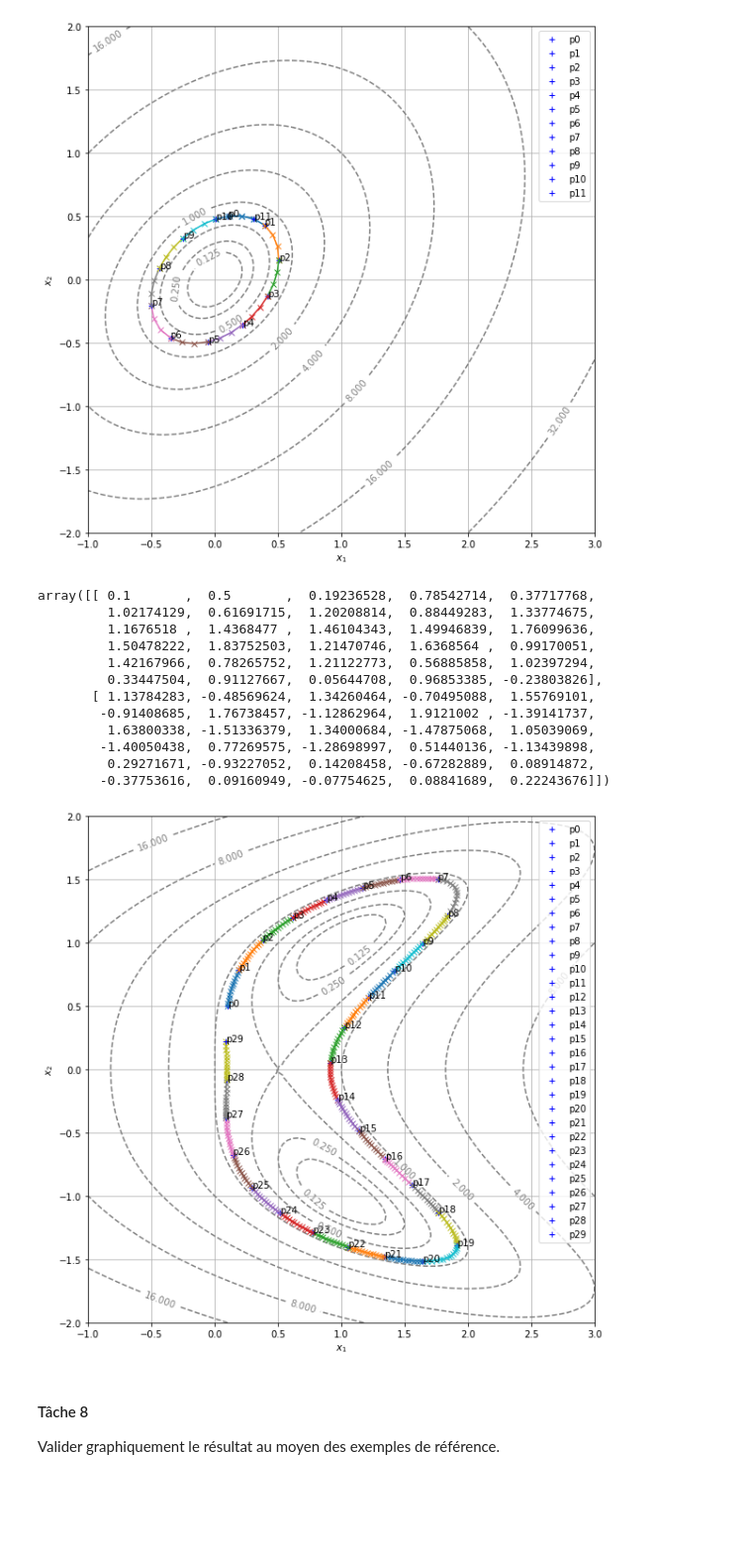
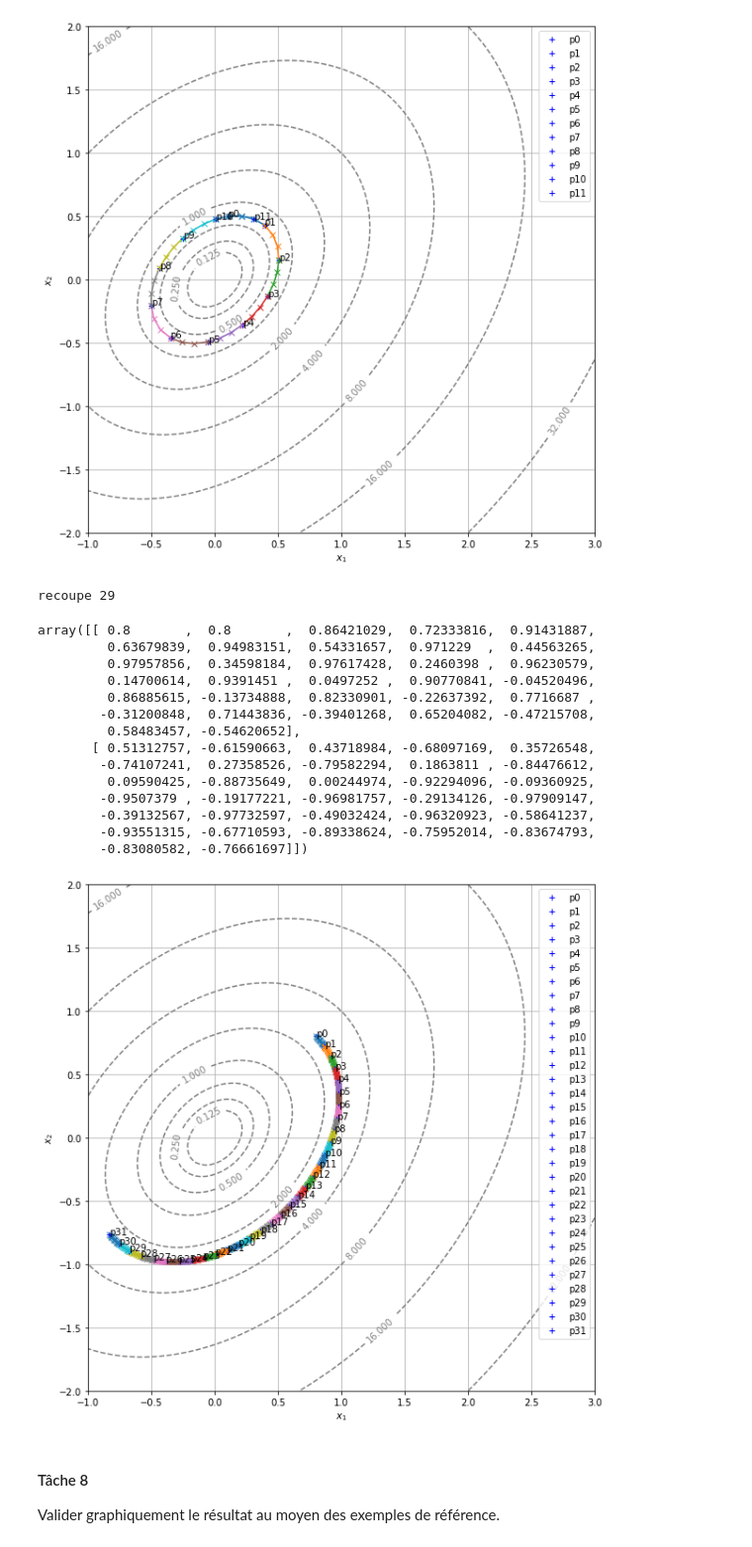
Before and after one commit to florian6973/courbes-de-niveau, a Jupyter notebook: Courbes de niveau - Enoncé.ipynb, the cells around one changed output. Shown at 99% size. Cells and saved outputs as stored; diff of their text form; code cells hidden in the pictures; blank space fills up the shorter version.

```diff
--- a/Courbes de niveau - Enoncé.ipynb
+++ b/Courbes de niveau - Enoncé.ipynb
@@ -604,21 +617,25 @@ array([[ 0.1       ,  0.5       ,  0.39192345,  0.43085738,  0.50471201,
 [figure]
 # %%
 xd,yd=0.1,0.5
-(level_curve3(f2, xd, yd, 0.3, 30, eps, 15))
+(level_curve3(f2, xd, yd, 0.3, 32, eps, 15))
+(level_curve3(f1, 0.8, 0.8, 0.1, 32, eps, 15))
 # %% [output]
-array([[ 0.1       ,  0.5       ,  0.19236528,  0.78542714,  0.37717768,
-         1.02174129,  0.61691715,  1.20208814,  0.88449283,  1.33774675,
-         1.1676518 ,  1.4368477 ,  1.46104343,  1.49946839,  1.76099636,
-         1.50478222,  1.83752503,  1.21470746,  1.6368564 ,  0.99170051,
-         1.42167966,  0.78265752,  1.21122773,  0.56885858,  1.02397294,
-         0.33447504,  0.91127667,  0.05644708,  0.96853385, -0.23803826],
-       [ 1.13784283, -0.48569624,  1.34260464, -0.70495088,  1.55769101,
-        -0.91408685,  1.76738457, -1.12862964,  1.9121002 , -1.39141737,
-         1.63800338, -1.51336379,  1.34000684, -1.47875068,  1.05039069,
-        -1.40050438,  0.77269575, -1.28698997,  0.51440136, -1.13439898,
-         0.29271671, -0.93227052,  0.14208458, -0.67282889,  0.08914872,
-        -0.37753616,  0.09160949, -0.07754625,  0.08841689,  0.22243676]])
+recoupe 29
+array([[ 0.8       ,  0.8       ,  0.86421029,  0.72333816,  0.91431887,
+         0.63679839,  0.94983151,  0.54331657,  0.971229  ,  0.44563265,
+         0.97957856,  0.34598184,  0.97617428,  0.2460398 ,  0.96230579,
+         0.14700614,  0.9391451 ,  0.0497252 ,  0.90770841, -0.04520496,
+         0.86885615, -0.13734888,  0.82330901, -0.22637392,  0.7716687 ,
+        -0.31200848,  0.71443836, -0.39401268,  0.65204082, -0.47215708,
+         0.58483457, -0.54620652],
+       [ 0.51312757, -0.61590663,  0.43718984, -0.68097169,  0.35726548,
+        -0.74107241,  0.27358526, -0.79582294,  0.1863811 , -0.84476612,
+         0.09590425, -0.88735649,  0.00244974, -0.92294096, -0.09360925,
+        -0.9507379 , -0.19177221, -0.96981757, -0.29134126, -0.97909147,
+        -0.39132567, -0.97732597, -0.49032424, -0.96320923, -0.58641237,
+        -0.93551315, -0.67710593, -0.89338624, -0.75952014, -0.83674793,
+        -0.83080582, -0.76661697]])
-[figure, old version]
+[figure, new version]
 # %% [markdown]
 #### Tâche 8
 
```
Also changed, not shown: parts of 9 cells of this notebook.
